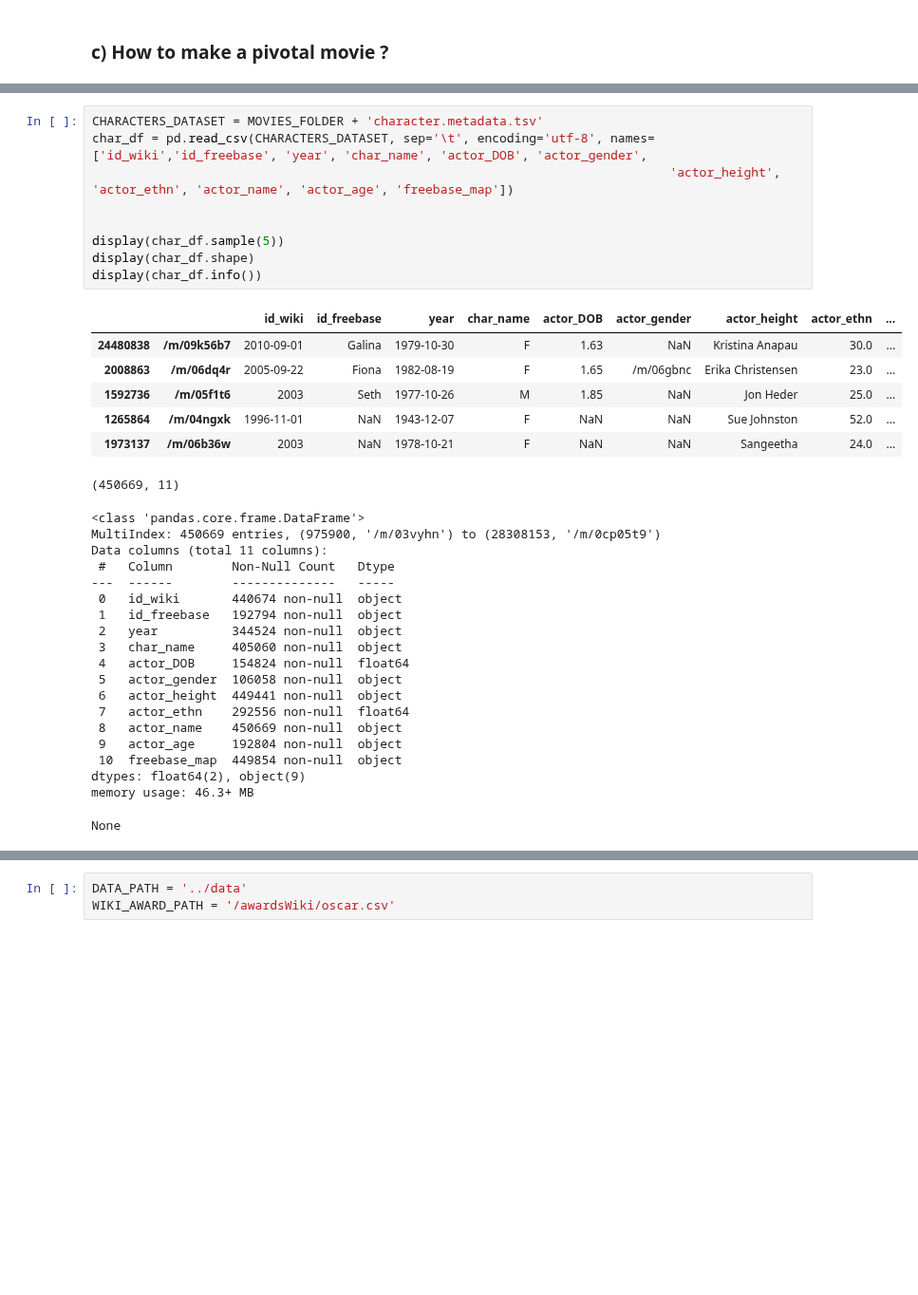
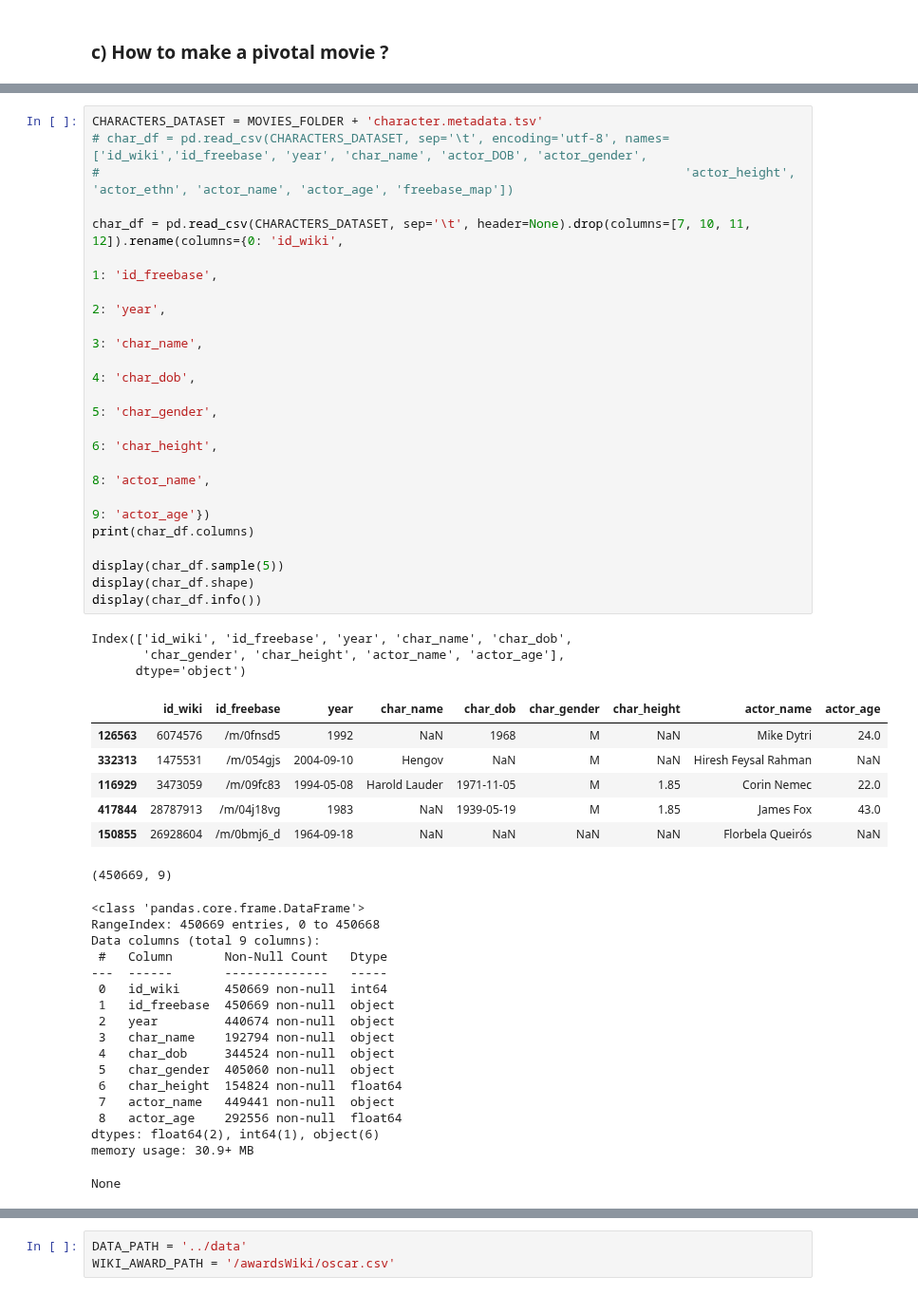
Before and after one commit to epfl-ada/ada-2023-project-thewestbobers, a Jupyter notebook: milestoneP3.ipynb, the cells around one changed output, grey strips where cells are left out. Shown at 95% size. Drawn from its saved outputs; the diff is of its cells as text; blank space fills up the shorter version.

```diff
--- a/milestoneP3.ipynb
+++ b/milestoneP3.ipynb
@@ -157,38 +157,49 @@ memory usage: 2.2+ MB
 None
 # %%
 CHARACTERS_DATASET = MOVIES_FOLDER + 'character.metadata.tsv'
-char_df = pd.read_csv(CHARACTERS_DATASET, sep='\t', encoding='utf-8', names=['id_wiki','id_freebase', 'year', 'char_name', 'actor_DOB', 'actor_gender',
-                                                                              'actor_height', 'actor_ethn', 'actor_name', 'actor_age', 'freebase_map'])
+# char_df = pd.read_csv(CHARACTERS_DATASET, sep='\t', encoding='utf-8', names=['id_wiki','id_freebase', 'year', 'char_name', 'actor_DOB', 'actor_gender',
+#                                                                               'actor_height', 'actor_ethn', 'actor_name', 'actor_age', 'freebase_map'])
 
+char_df = pd.read_csv(CHARACTERS_DATASET, sep='\t', header=None).drop(columns=[7, 10, 11, 12]).rename(columns={0: 'id_wiki',
+                                                                                                               1: 'id_freebase',
+                                                                                                               2: 'year',
+                                                                                                               3: 'char_name',
+                                                                                                               4: 'char_dob',
+                                                                                                               5: 'char_gender',
+                                                                                                               6: 'char_height',
+                                                                                                               8: 'actor_name',
+                                                                                                               9: 'actor_age'})
+print(char_df.columns)
 
 display(char_df.sample(5))
 display(char_df.shape)
 display(char_df.info())
 # %% [output]
+Index(['id_wiki', 'id_freebase', 'year', 'char_name', 'char_dob',
+       'char_gender', 'char_height', 'actor_name', 'actor_age'],
+      dtype='object')
-|  |  | id_wiki | id_freebase | year | char_name | actor_DOB | actor_gender | actor_height | actor_ethn | ... |
-| 24480838 | /m/09k56b7 | 2010-09-01 | Galina | 1979-10-30 | F | 1.63 | NaN | Kristina Anapau | 30.0 | ... |
-| 2008863 | /m/06dq4r | 2005-09-22 | Fiona | 1982-08-19 | F | 1.65 | /m/06gbnc | Erika Christensen | 23.0 | ... |
-| 1592736 | /m/05f1t6 | 2003 | Seth | 1977-10-26 | M | 1.85 | NaN | Jon Heder | 25.0 | ... |
-| 1265864 | /m/04ngxk | 1996-11-01 | NaN | 1943-12-07 | F | NaN | NaN | Sue Johnston | 52.0 | ... |
-| 1973137 | /m/06b36w | 2003 | NaN | 1978-10-21 | F | NaN | NaN | Sangeetha | 24.0 | ... |
+|  | id_wiki | id_freebase | year | char_name | char_dob | char_gender | char_height | actor_name | actor_age |
+| 126563 | 6074576 | /m/0fnsd5 | 1992 | NaN | 1968 | M | NaN | Mike Dytri | 24.0 |
+| 332313 | 1475531 | /m/054gjs | 2004-09-10 | Hengov | NaN | M | NaN | Hiresh Feysal Rahman | NaN |
+| 116929 | 3473059 | /m/09fc83 | 1994-05-08 | Harold Lauder | 1971-11-05 | M | 1.85 | Corin Nemec | 22.0 |
+| 417844 | 28787913 | /m/04j18vg | 1983 | NaN | 1939-05-19 | M | 1.85 | James Fox | 43.0 |
+| 150855 | 26928604 | /m/0bmj6_d | 1964-09-18 | NaN | NaN | NaN | NaN | Florbela Queirós | NaN |
-(450669, 11)
-<class 'pandas.core.frame.DataFrame'>
-MultiIndex: 450669 entries, (975900, '/m/03vyhn') to (28308153, '/m/0cp05t9')
-Data columns (total 11 columns):
- #   Column        Non-Null Count   Dtype
----  ------        --------------   -----
- 0   id_wiki       440674 non-null  object
- 1   id_freebase   192794 non-null  object
- 2   year          344524 non-null  object
- 3   char_name     405060 non-null  object
- 4   actor_DOB     154824 non-null  float64
- 5   actor_gender  106058 non-null  object
- 6   actor_height  449441 non-null  object
- 7   actor_ethn    292556 non-null  float64
- 8   actor_name    450669 non-null  object
- 9   actor_age     192804 non-null  object
- 10  freebase_map  449854 non-null  object
-dtypes: float64(2), object(9)
-memory usage: 46.3+ MB
+(450669, 9)
-None
+<class 'pandas.core.frame.DataFrame'>
+RangeIndex: 450669 entries, 0 to 450668
+Data columns (total 9 columns):
+ #   Column       Non-Null Count   Dtype
+---  ------       --------------   -----
+ 0   id_wiki      450669 non-null  int64
+ 1   id_freebase  450669 non-null  object
+ 2   year         440674 non-null  object
+ 3   char_name    192794 non-null  object
+ 4   char_dob     344524 non-null  object
+ 5   char_gender  405060 non-null  object
+ 6   char_height  154824 non-null  float64
+ 7   actor_name   449441 non-null  object
+ 8   actor_age    292556 non-null  float64
+dtypes: float64(2), int64(1), object(6)
+memory usage: 30.9+ MB
+None
 # %% [markdown]
```
Also changed, not shown: parts of 23 cells of this notebook.
